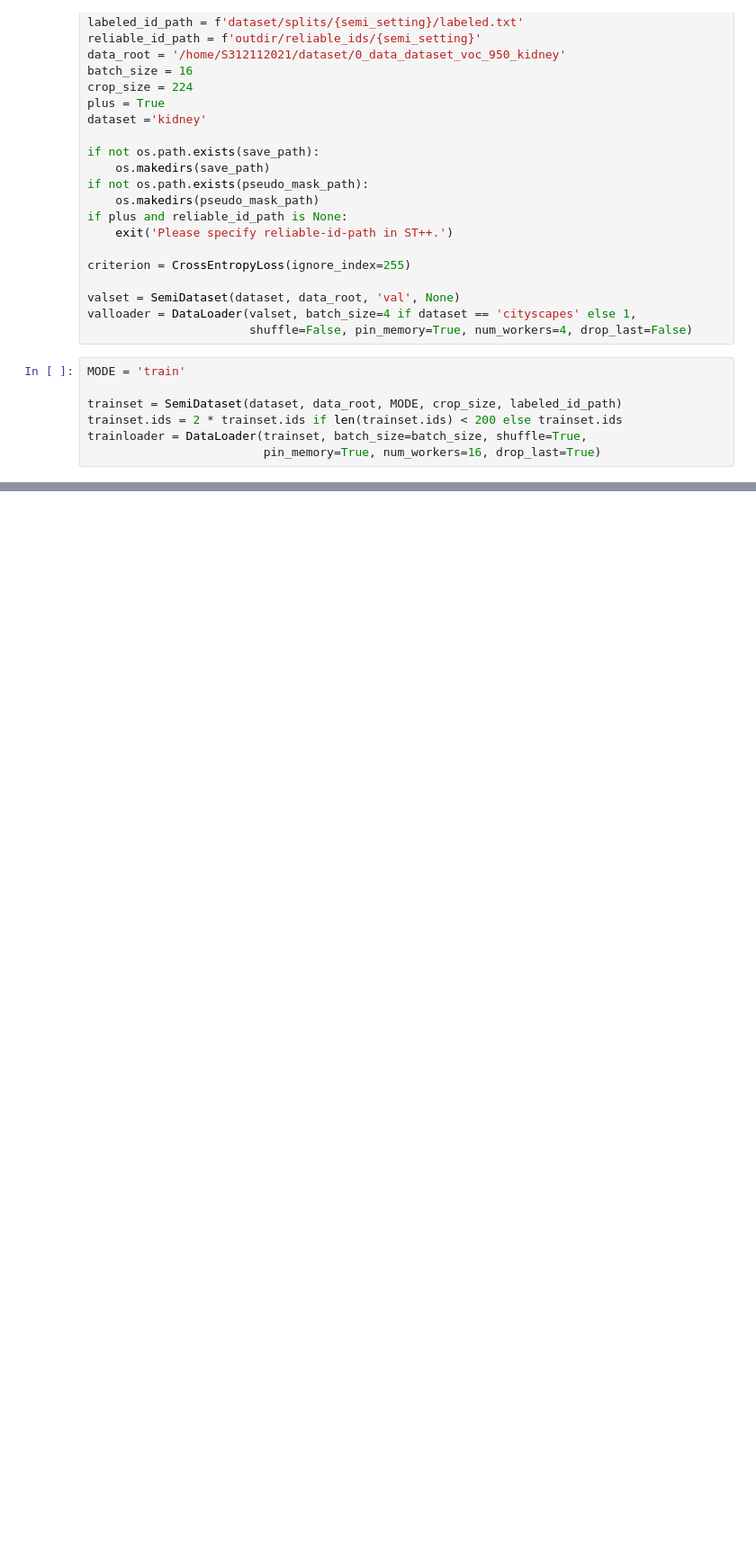
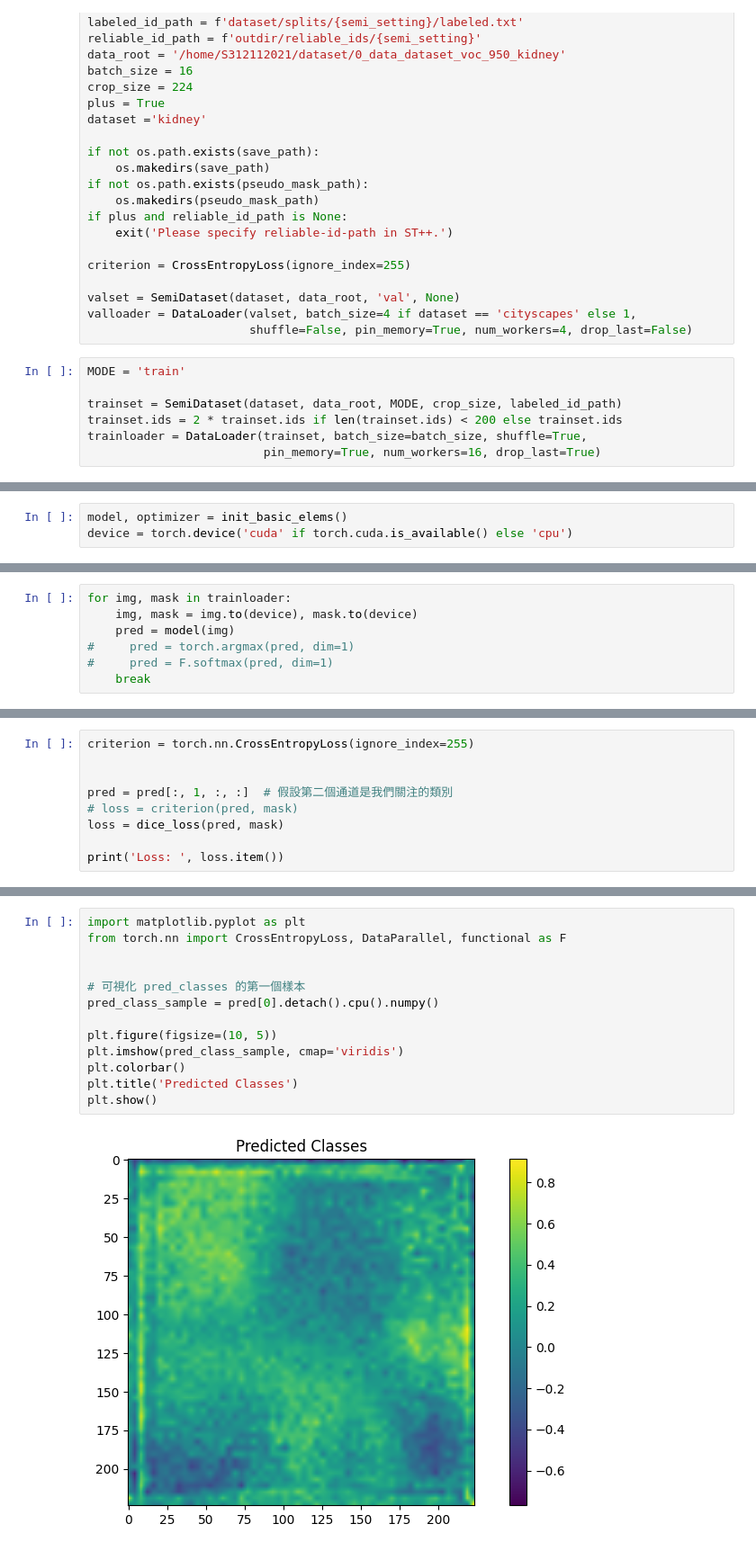
Before and after one commit to Yang-Jiaxiang/ST-PlusPlus, a Jupyter notebook: Visualization.ipynb, the cells around one changed output, grey strips where cells are left out. Shown: that part at 90% size. Cells and saved outputs as stored; diff of their text form; blank space fills up the shorter version.

```diff
--- a/Visualization.ipynb
+++ b/Visualization.ipynb
@@ -62,0 +69,3 @@ Original Traceback (most recent call last):
+# %%
+model, optimizer = init_basic_elems()
+device = torch.device('cuda' if torch.cuda.is_available() else 'cpu')
@@ -62,0 +89,7 @@ Original Traceback (most recent call last):
+# %%
+for img, mask in trainloader:
+    img, mask = img.to(device), mask.to(device)
+    pred = model(img)
+#     pred = torch.argmax(pred, dim=1)
+#     pred = F.softmax(pred, dim=1)
+    break
@@ -62,0 +115,9 @@ Original Traceback (most recent call last):
+# %%
+criterion = torch.nn.CrossEntropyLoss(ignore_index=255)
+
+
+pred = pred[:, 1, :, :]  # 假設第二個通道是我們關注的類別
+# loss = criterion(pred, mask)
+loss = dice_loss(pred, mask)
+
+print('Loss: ', loss.item())
@@ -62,0 +126,15 @@ Original Traceback (most recent call last):
+# %%
+import matplotlib.pyplot as plt
+from torch.nn import CrossEntropyLoss, DataParallel, functional as F
+
+
+# 可視化 pred_classes 的第一個樣本
+pred_class_sample = pred[0].detach().cpu().numpy()
+
+plt.figure(figsize=(10, 5))
+plt.imshow(pred_class_sample, cmap='viridis')
+plt.colorbar()
+plt.title('Predicted Classes')
+plt.show()
+# %% [output]
+[figure, added]
```
Also changed, not shown: parts of 6 cells of this notebook, 1 other file.
